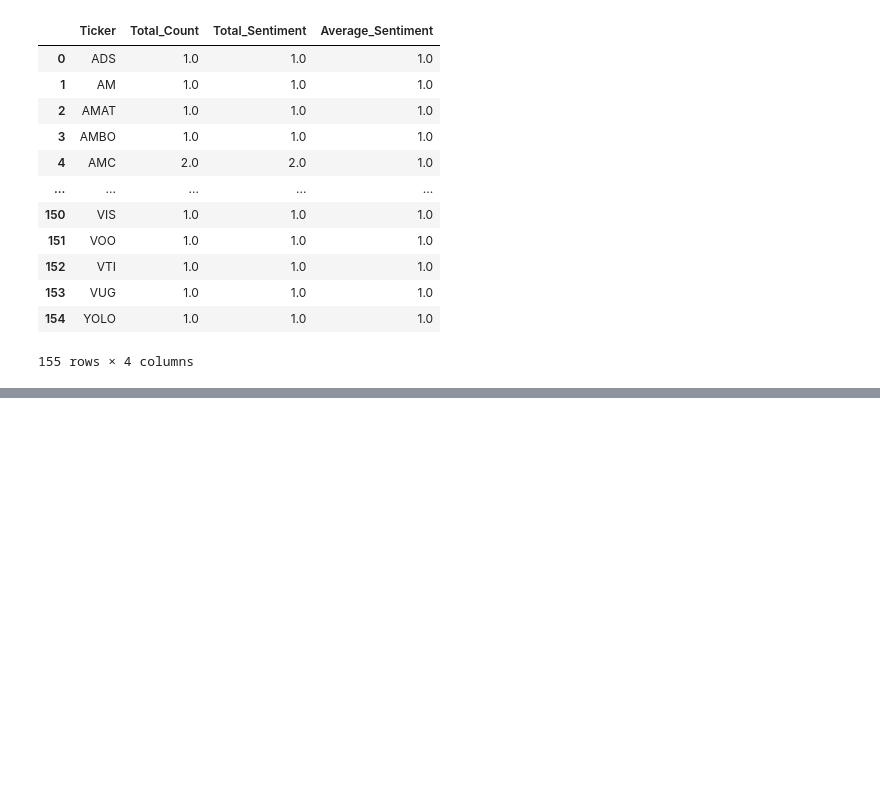
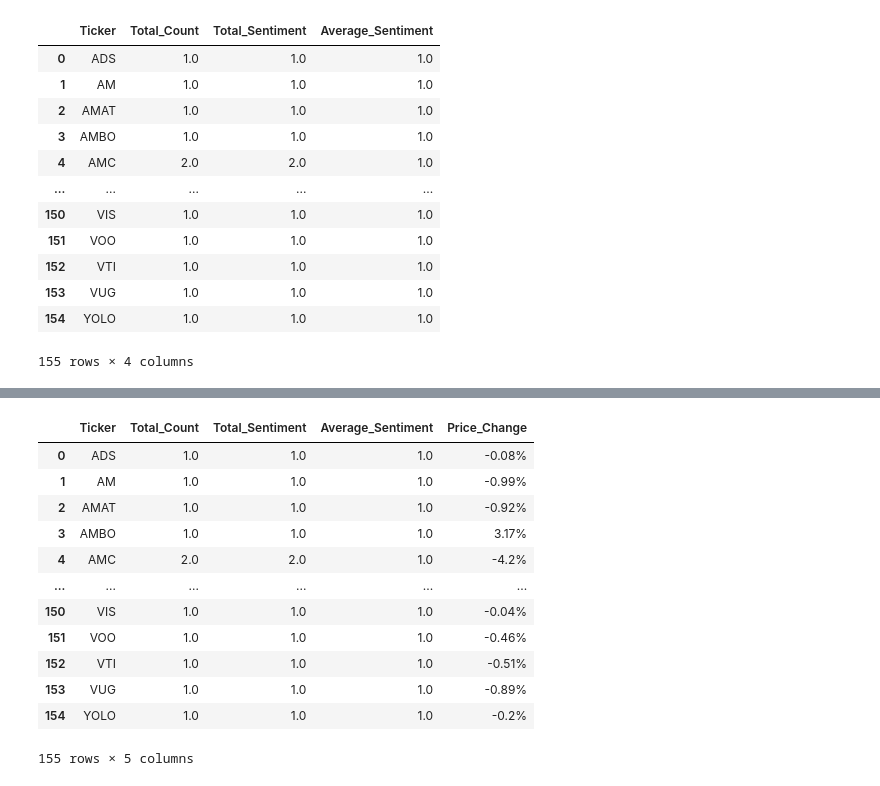
Before and after one commit to MadisonL19/reddit_ticker_analysis, a Jupyter notebook: model.ipynb, the cells around one changed output, grey strips where cells are left out. Drawn from its saved outputs; the diff is of its cells as text; code cells hidden in the pictures; blank space fills up the shorter version.

Commit message:
Updating sentiment model

```diff
--- a/model.ipynb
+++ b/model.ipynb
@@ -358,5 +357,0 @@ datetime.date(2021, 5, 20)
-# %%
-price_list = []
-for index, row in final_sentiment_results.iterrows():
-    df = yf.download(row[0], start=todays_date)
-    price_list.append(df)
@@ -407,0 +358,12 @@ price_df
+# %%
+final_sentiment_results["Price_Change"] = ""
+for index, row in final_sentiment_results.iterrows():
+    try:
+        df = yf.download(row[0], start=todays_date)
+        close_price = df["Close"].values[0]
+        open_price = df["Open"].values[0]
+        percentage_change = round((((close_price - open_price) / open_price) * 100), 2)
+        final_sentiment_results.at[index, "Price_Change"] = f'{percentage_change}%'
+    except:
+        print("Data not found")
+        final_sentiment_results.at[index, "Price_Change"] = "Ticker unavailable"
@@ -407,0 +388,16 @@ price_df
+# %%
+final_sentiment_results
+# %% [output]
+|  | Ticker | Total_Count | Total_Sentiment | Average_Sentiment | Price_Change |
+| 0 | ADS | 1.0 | 1.0 | 1.0 | -0.08% |
+| 1 | AM | 1.0 | 1.0 | 1.0 | -0.99% |
+| 2 | AMAT | 1.0 | 1.0 | 1.0 | -0.92% |
+| 3 | AMBO | 1.0 | 1.0 | 1.0 | 3.17% |
+| 4 | AMC | 2.0 | 2.0 | 1.0 | -4.2% |
+| ... | ... | ... | ... | ... | ... |
+| 150 | VIS | 1.0 | 1.0 | 1.0 | -0.04% |
+| 151 | VOO | 1.0 | 1.0 | 1.0 | -0.46% |
+| 152 | VTI | 1.0 | 1.0 | 1.0 | -0.51% |
+| 153 | VUG | 1.0 | 1.0 | 1.0 | -0.89% |
+| 154 | YOLO | 1.0 | 1.0 | 1.0 | -0.2% |
+155 rows × 5 columns
```
Also changed, not shown: parts of 7 cells of this notebook.
